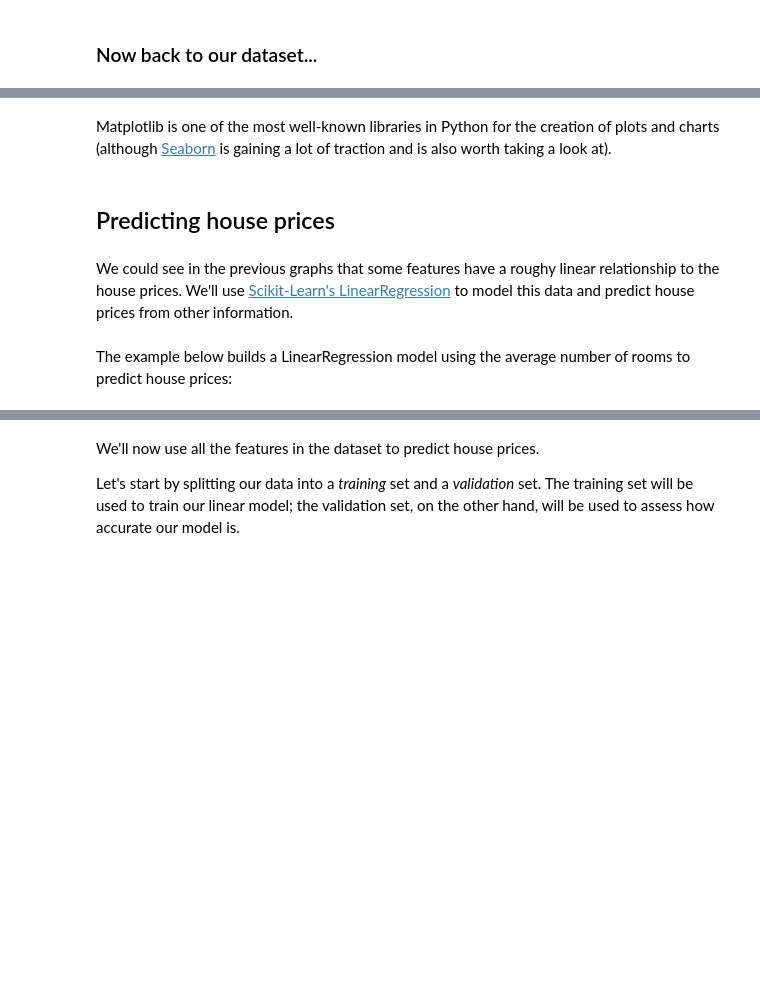
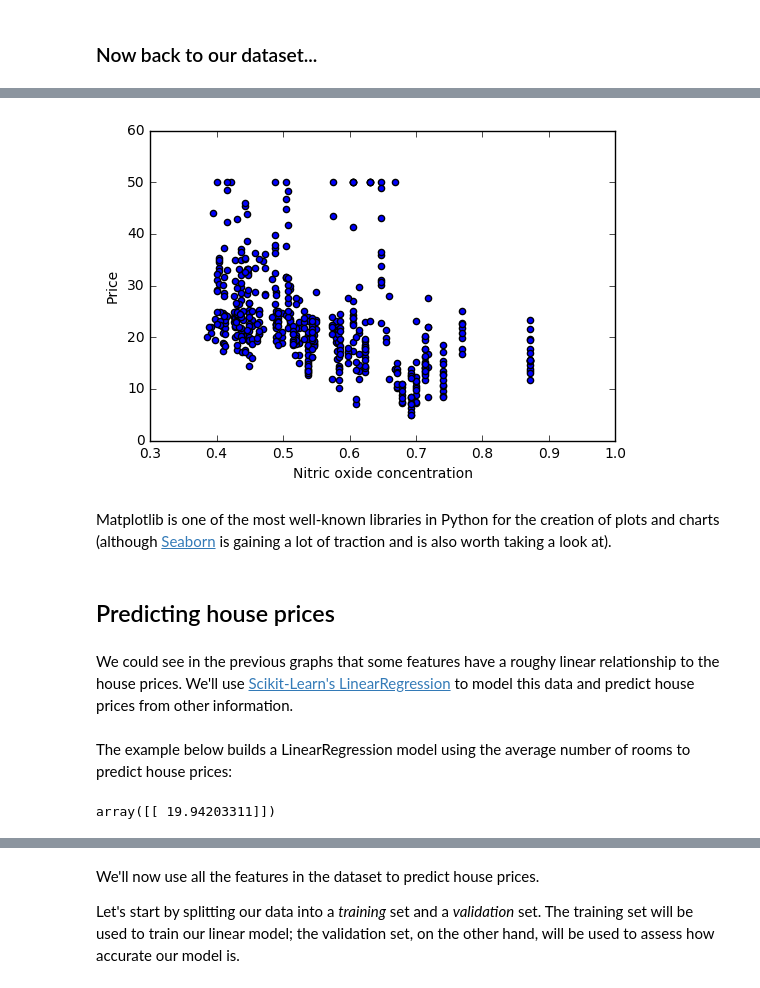
Before and after one commit to ffmmjj/intro_to_data_science_workshop, a Jupyter notebook: 01-Boston housing prices prediction.ipynb, the cells around one changed output, grey strips where cells are left out. Drawn from its saved outputs; the diff is of its cells as text; code cells hidden in the pictures; blank space fills up the shorter version.

```diff
--- a/01-Boston housing prices prediction.ipynb
+++ b/01-Boston housing prices prediction.ipynb
@@ -94,27 +141,33 @@ rooms =
 # %%
 # Extract the house prices and average number of rooms to two separate variables
-prices =
-nox =
+nox = boston.nox
 
 # Create a scatterplot of these two properties using plt.scatter()
-
+plt.scatter(nox, prices)
 # Specify labels for the X and Y axis
-
+plt.xlabel('Nitric oxide concentration')
+plt.ylabel('Price')
 # Show graph
+plt.show()
+# %% [output]
+[figure, added]
 # %% [markdown]
-Matplotlib is one of the most well-known libraries in Python for the creation of plots and charts (although [Seaborn](seaborn.pydata.org) is gaining a lot of traction and is also worth taking a look at).
+Matplotlib is one of the most well-known libraries in Python for the creation of plots and charts (although [Seaborn](http://seaborn.pydata.org/) is gaining a lot of traction and is also worth taking a look at).
 # %% [markdown]
 ## Predicting house prices
 # %% [markdown]
-We could see in the previous graphs that some features have a roughy linear relationship to the house prices. We'll use [Scikit-Learn's LinearRegression](scikit-learn.org/stable/modules/generated/sklearn.linear_model.LinearRegression.html) to model this data and predict house prices from other information.
+We could see in the previous graphs that some features have a roughy linear relationship to the house prices. We'll use [Scikit-Learn's LinearRegression](http://scikit-learn.org/stable/modules/generated/sklearn.linear_model.LinearRegression.html) to model this data and predict house prices from other information.
 # %% [markdown]
 The example below builds a LinearRegression model using the average number of rooms to predict house prices:
 # %%
 from sklearn.linear_model import LinearRegression
 
-x = # extract the values of the average number of rooms (rm column)
-y = # extract the values of the house prices (column medv)
+x = boston.rm.reshape(-1, 1) # extract the values of the average number of rooms (rm column)
+y = boston.medv.reshape(-1, 1) # extract the values of the house prices (column medv)
 
-lr = # fit a LinearRegression model
+lr = LinearRegression().fit(x, y) # fit a LinearRegression model
 
 # Print the predicted price of a house with six rooms
+lr.predict(6)
+# %% [output]
+array([[ 19.94203311]])
```
Also changed, not shown: parts of 11 cells of this notebook.
